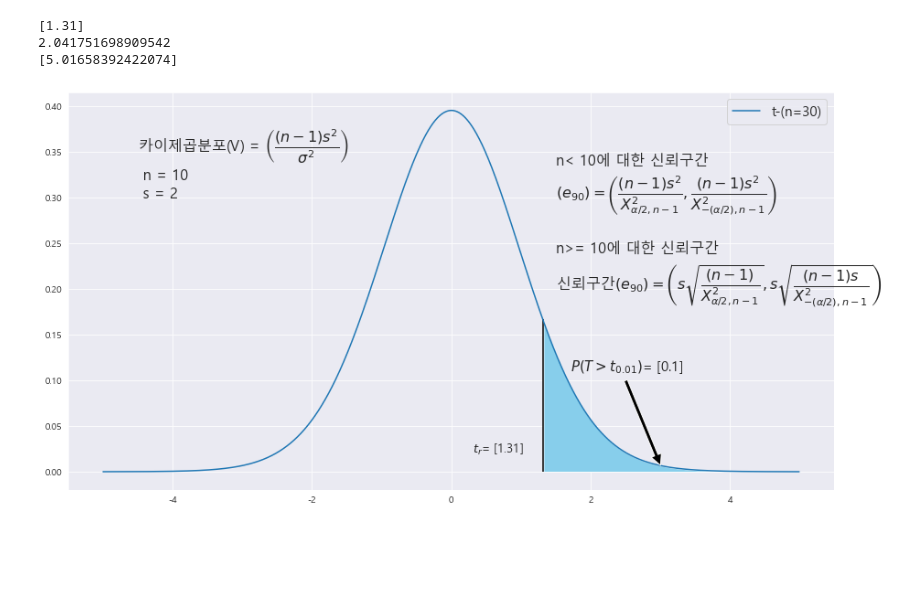
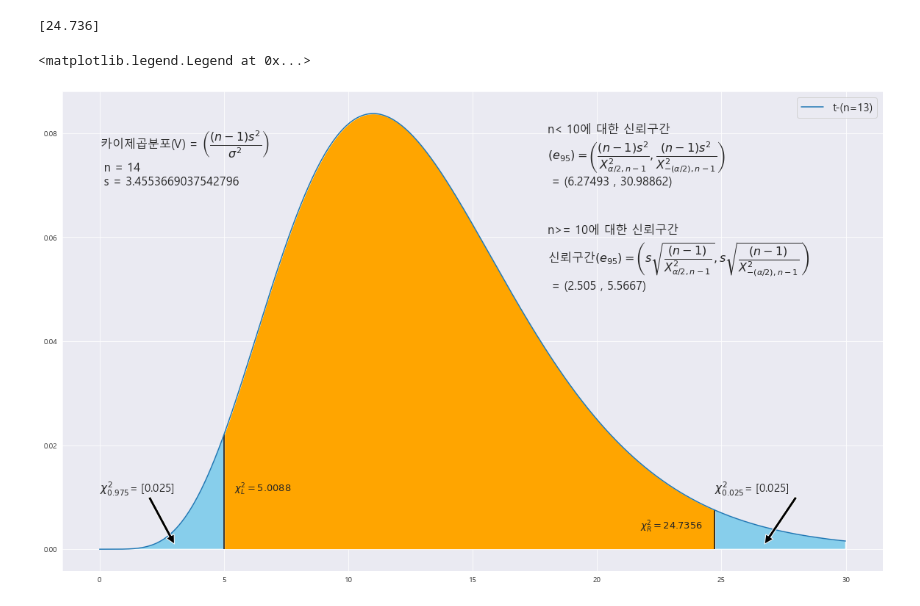
Before and after one commit to andypsh/BIGDATA2022, a Jupyter notebook: 기초통계/Chapter10/모분산에 대한 소표본 추론.ipynb, the cells around one changed output. Cells and saved outputs as stored; diff of their text form; code cells hidden in the pictures; blank space fills up the shorter version.

```diff
--- a/기초통계/Chapter10/모분산에 대한 소표본 추론.ipynb
+++ b/기초통계/Chapter10/모분산에 대한 소표본 추론.ipynb
@@ -45,51 +100,55 @@ rc('font',family=font_name)
 # %%
-X = np.arange(-5,5 , .01)
+X = np.arange(0,30 , .01)
 
-fig = plt.figure(figsize=(15,8))
-dof_2 = [30] #자유도
-
-trust = 90
-trust = round(1- trust/100,3)
-
-n = 10
-s = 2
-ax = sns.lineplot(x = X , y=scipy.stats.t(dof_2).pdf(X) )
-t_r =  scipy.stats.t(dof_2).ppf(1-trust)
-# t_r = round( (x_0 - (0)) / (math.sqrt(33.463) * math.sqrt(1/16 + 1/16)), 3)
-print(t_r)
+fig = plt.figure(figsize=(20,12))
 
 
-ax.fill_between(X, scipy.stats.t(dof_2).pdf(X) , 0 , where = (X>=t_r) , facecolor = 'skyblue') # x값 , y값 , 0 , X조건 인곳 , 색깔
+A = '12.5 11.5 6.0 5.5 15.5 11.5 10.5 17.5 10.0 9.5 13.5 8.5 11.5 15.5'
+A= list(map(float , A.split(' ')))
 
-ax.vlines(x = t_r ,ymin=0 , ymax= scipy.stats.t(dof_2).pdf(t_r) , colors = 'black')
+Vars = np.var(A , ddof=1)
 
-plt.annotate('' , xy=(3.0, .007), xytext=(2.5 , .1)  , arrowprops = dict(facecolor = 'black'))
+dof_2 = [len(A)-1] #자유도
 
-area = 1- scipy.stats.t(dof_2).cdf(t_r)
-ax.text(1.71 , .11, r'$P(T>t_{0.01})$' + f'= {area}',fontsize=15)
+trust = 95
+trust = round((1- trust/100)/2,3)
 
-ax.text(1.5 , 0.3 , f'n< 10에 대한 신뢰구간\n' + r'$(e_{%d})= \left(\dfrac{(n-1)s^{2}}{X^2_{\alpha/2 , n-1}} ,\dfrac{(n-1)s^{2}}{X^2_{-(\alpha/2) , n-1}} \right)$' % ((1- trust)*100)  , fontsize = 16)
+n = len(A)
 
-ax.text(1.5 , 0.2 ,f'n>= 10에 대한 신뢰구간\n' +  r'신뢰구간$(e_{%d}) = \left(s\sqrt{\dfrac{(n-1)}{X^2_{\alpha/2 , n-1}}} ,s\sqrt{\dfrac{(n-1)s}{X^2_{-(\alpha/2) , n-1}}} \right)$' % ((1- trust)*100) , fontsize = 16)
+STDS = math.sqrt(Vars)
+ax = sns.lineplot(x = X , y=scipy.stats.chi2(dof_2).pdf(X) )
+X_r =  scipy.stats.chi2(dof_2).ppf(1-trust)
+X_l = scipy.stats.chi2(dof_2).ppf(trust)
+# t_r = round( (x_0 - (0)) / (math.sqrt(33.463) * math.sqrt(1/16 + 1/16)), 3)
+print(X_r)
 
 
-ax.text(-4.5 , 0.3 , r'카이제곱분포(V) = $\left(\dfrac{(n-1)s^{2}}{\sigma^{2}}\right)$' + f'\n n = {n}\n s = {s}' , fontsize = 16)
+ax.fill_between(X, scipy.stats.chi2(dof_2).pdf(X) , 0 , where = (X>=X_r) | (X<=X_l) , facecolor = 'skyblue') # x값 , y값 , 0 , X조건 인곳 , 색깔
+ax.fill_between(X, scipy.stats.chi2(dof_2).pdf(X) , 0 , where = (X<=X_r) & (X>=X_l) , facecolor = 'orange')
 
-ax.text(t_r - 1 , 0.02 , r'$t_r$' + f'= {t_r}'  , fontsize = 13)
+
+
+ax.vlines(x = X_r ,ymin=0 , ymax= scipy.stats.chi2(dof_2).pdf(X_r) , colors = 'black')
+ax.vlines(x = X_l ,ymin=0 , ymax= scipy.stats.chi2(dof_2).pdf(X_l) , colors = 'black')
+plt.annotate('' , xy=(X_r + 2, .001), xytext=(28 , .01)  , arrowprops = dict(facecolor = 'black'))
+plt.annotate('' , xy=(X_l - 2, .001), xytext=(2 , .01)  , arrowprops = dict(facecolor = 'black'))
+area = 1- scipy.stats.chi2(dof_2).cdf(X_r)
+ax.text(X_r , .011, r'$\chi^2_{%.3f}$' % trust + f'= {area}',fontsize=15)
+ax.text(X_l- 5 , .011, r'$\chi^2_{%.3f}$' % (1-trust) + f'= {area}',fontsize=15)
+
+
+ax.text(18 , 0.07 , f'n< 10에 대한 신뢰구간\n' + r'$(e_{%d})= \left(\dfrac{(n-1)s^{2}}{X^2_{\alpha/2 , n-1}} ,\dfrac{(n-1)s^{2}}{X^2_{-(\alpha/2) , n-1}} \right)$' % ((1- (trust*2))*100) + f'\n = ({round(float((n-1) * STDS**2 / X_r),5)} , {round(float((n-1) * STDS**2 / X_l),5)})' , fontsize = 16)
+ax.text(18 , 0.05 ,f'n>= 10에 대한 신뢰구간\n' +  r'신뢰구간$(e_{%d}) = \left(s\sqrt{\dfrac{(n-1)}{X^2_{\alpha/2 , n-1}}} ,s\sqrt{\dfrac{(n-1)}{X^2_{-(\alpha/2) , n-1}}} \right)$' % ((1- (trust*2))*100) + f'\n = ({round(math.sqrt((n-1) * STDS**2 / X_r),4)} , {round(math.sqrt((n-1) * STDS**2 / X_l),4)})' , fontsize = 16)
+ax.text(0 , 0.07 , r'카이제곱분포(V) = $\left(\dfrac{(n-1)s^{2}}{\sigma^{2}}\right)$' + f'\n n = {n}\n s = {STDS}' , fontsize = 16)
+
+
+ax.text(X_l + 0.4 , scipy.stats.chi2(dof_2).pdf(X_l)/2 , r'$\chi^2_L= {%.4f}$' % X_l  , fontsize = 13)
+ax.text(X_r - 3 , scipy.stats.chi2(dof_2).pdf(X_r)/2 , r'$\chi^2_R= {%.4f}$' % X_r   , fontsize = 13)
 
 
 b = ['t-(n={})'.format(i) for i in dof_2]
 plt.legend(b , fontsize = 15)
-
-
-t = Symbol('t')
-
-a = solve( t-  2.457 * (math.sqrt(33.35)* math.sqrt(1/16 + 1/16)))
-
-print((math.sqrt(33.35)* math.sqrt(1/16 + 1/16)))
-print(a)
 # %% [output]
-[1.31]
-2.041751698909542
-[5.01658392422074]
+[24.736]
+<matplotlib.legend.Legend at 0x...>
-[figure, old version]
+[figure, new version]
```
Also changed, not shown: parts of 12 cells of this notebook, 3 other files.
